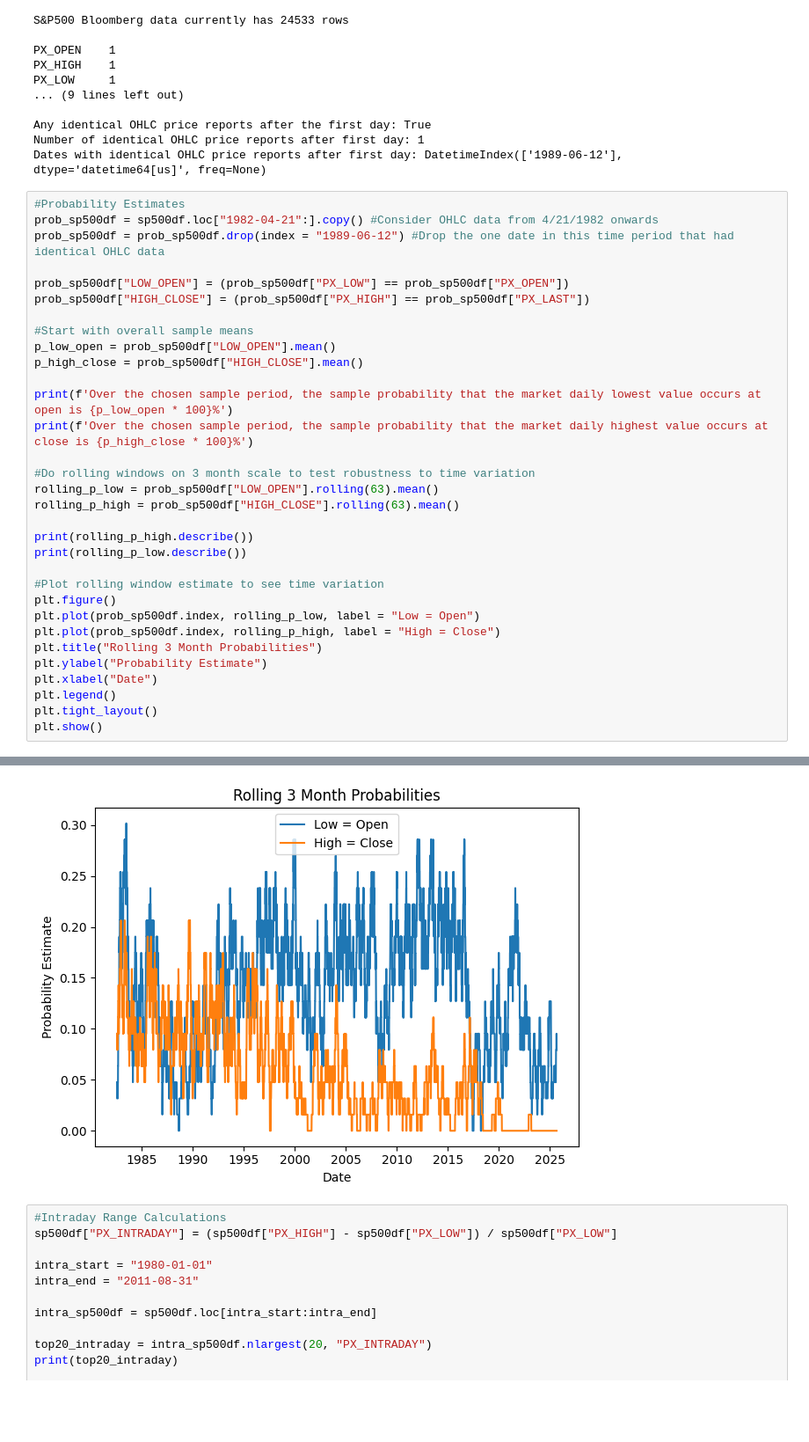
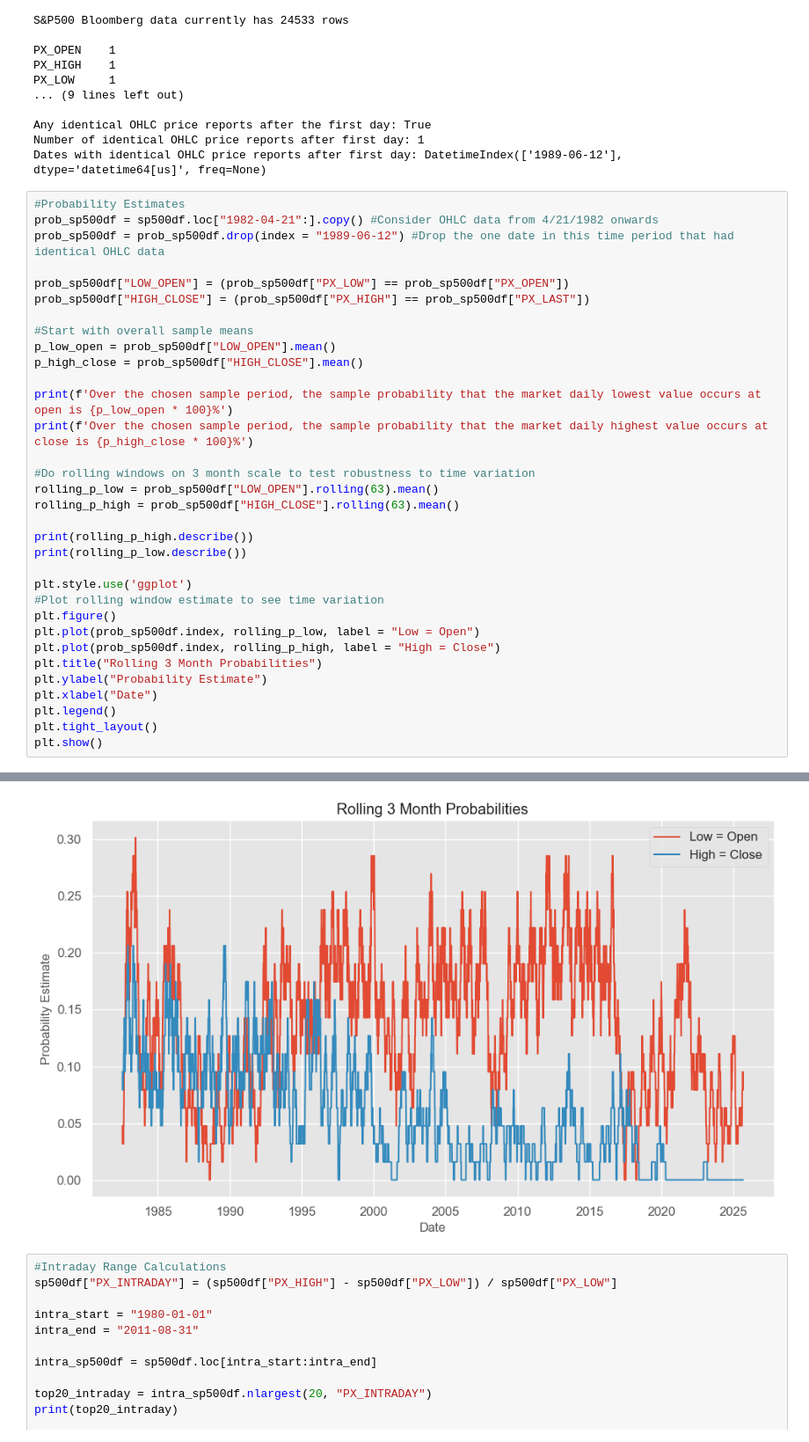
Before and after one commit to rohbws/FinDataScience, a Jupyter notebook: PSET1/Problem1.ipynb, the cells around one changed output, grey strips where cells are left out. Shown at 88% size. Drawn from its saved outputs; the diff is of its cells as text; blank space fills up the shorter version.

Commit message:
plot formatting

```diff
--- a/PSET1/Problem1.ipynb
+++ b/PSET1/Problem1.ipynb
@@ -107,38 +107,39 @@ rolling_p_high = prob_sp500df["HIGH_CLOSE"].rolling(63).mean()
 print(rolling_p_high.describe())
 print(rolling_p_low.describe())
 
+plt.style.use('ggplot')
 #Plot rolling window estimate to see time variation
 plt.figure()
 plt.plot(prob_sp500df.index, rolling_p_low, label = "Low = Open")
 plt.plot(prob_sp500df.index, rolling_p_high, label = "High = Close")
 plt.title("Rolling 3 Month Probabilities")
 plt.ylabel("Probability Estimate")
 plt.xlabel("Date")
 plt.legend()
 plt.tight_layout()
 plt.show()
 # %% [output]
 Over the chosen sample period, the sample probability that the market daily lowest value occurs at open is 13.826866764275255%
 Over the chosen sample period, the sample probability that the market daily highest value occurs at close is 5.591142020497804%
 count    10866.000000
 mean         0.056036
 std          0.046898
 min          0.000000
 25%          0.015873
 50%          0.047619
 75%          0.095238
 max          0.206349
 Name: HIGH_CLOSE, dtype: float64
 count    10866.000000
 mean         0.138697
 std          0.061335
 min          0.000000
 25%          0.095238
 50%          0.142857
 75%          0.190476
 max          0.301587
 Name: LOW_OPEN, dtype: float64
-[figure, old version]
+[figure, new version]
 # %%
 #Intraday Range Calculations
 sp500df["PX_INTRADAY"] = (sp500df["PX_HIGH"] - sp500df["PX_LOW"]) / sp500df["PX_LOW"]
```
Also changed, not shown: 1 other file.
